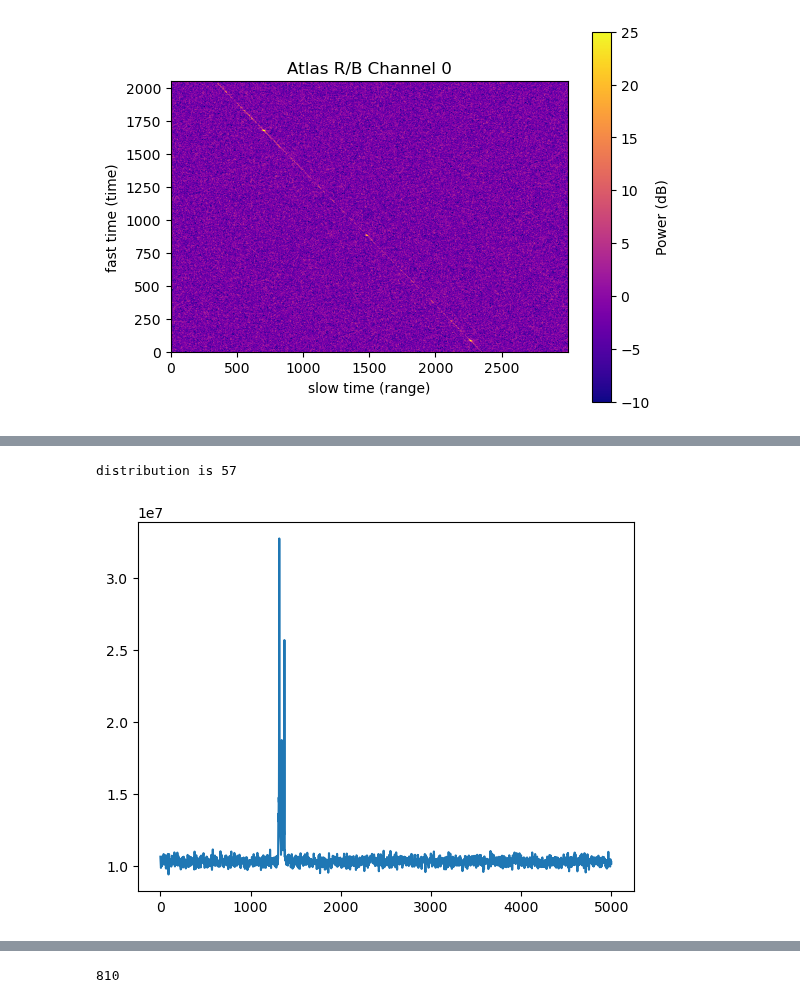
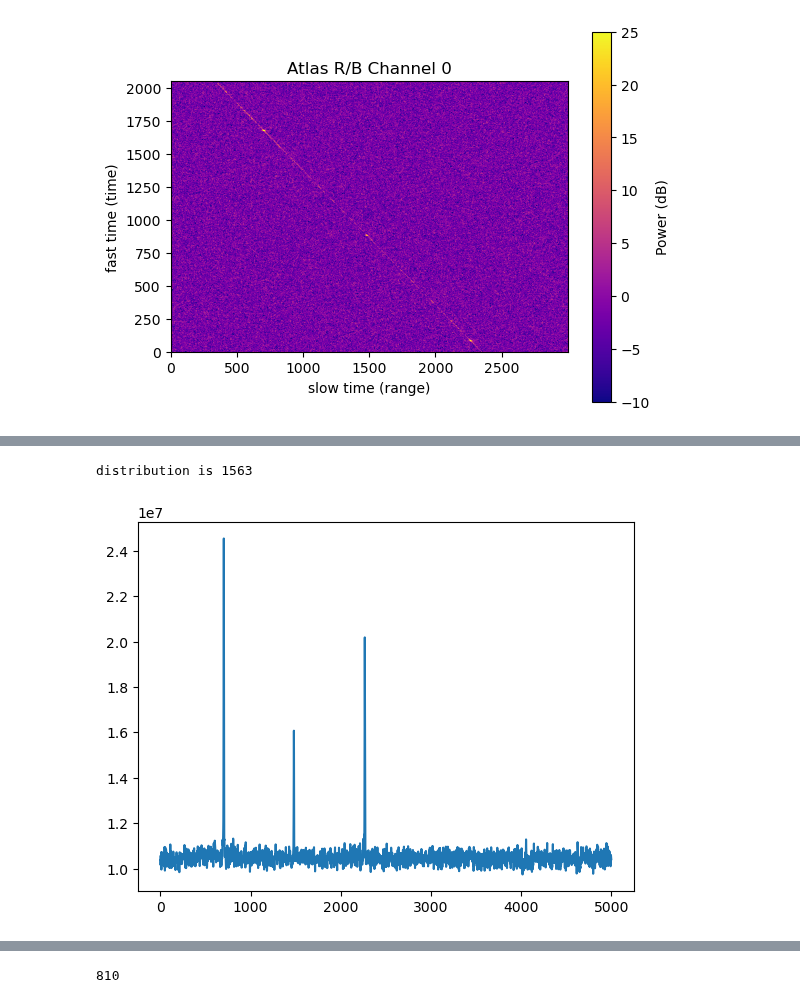
Before and after one commit to phoeberyder/atlas_rb, a Jupyter notebook: atlas_rb.ipynb, the cells around one changed output, grey strips where cells are left out. Drawn from its saved outputs; the diff is of its cells as text; code cells hidden in the pictures.

```diff
--- a/atlas_rb.ipynb
+++ b/atlas_rb.ipynb
@@ -216,10 +210,10 @@ spec_corrected4 = np.sum(power_corrected4, axis=0)
 # %%
-peaks, _ = find_peaks(spec_corrected, 1.5e7)
+peaks, _ = find_peaks(spec, 1.5e7)
 print('distribution is', peaks[-1]-peaks[0])
-plt.plot(spec_corrected[134000:139000], label='Ch 0')
+plt.plot(spec[134000:139000], label='Ch 0')
 # plt.hlines((np.max(spec_corrected)-np.min(spec_corrected))/1.5, 0, 10000)
 plt.show()
 # %% [output]
-distribution is 57
+distribution is 1563
-[figure, old version]
+[figure, new version]
 # %%
```
Also changed, not shown: parts of 8 cells of this notebook.
